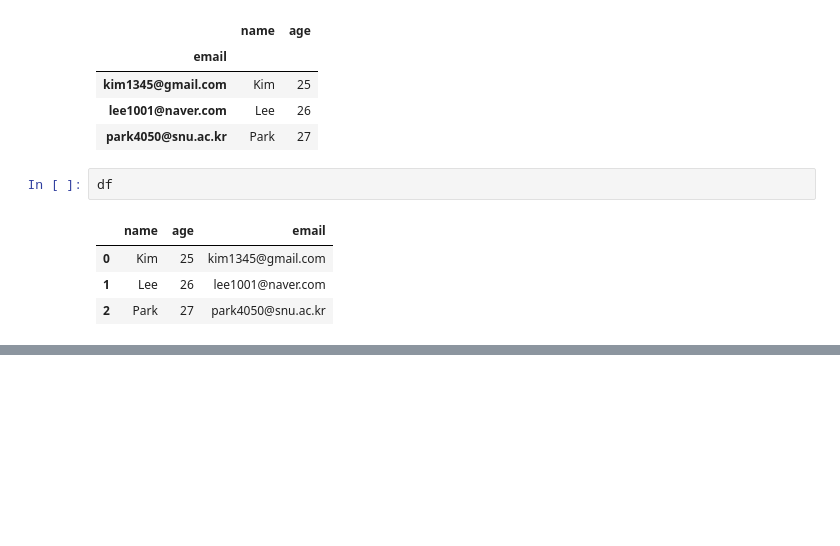
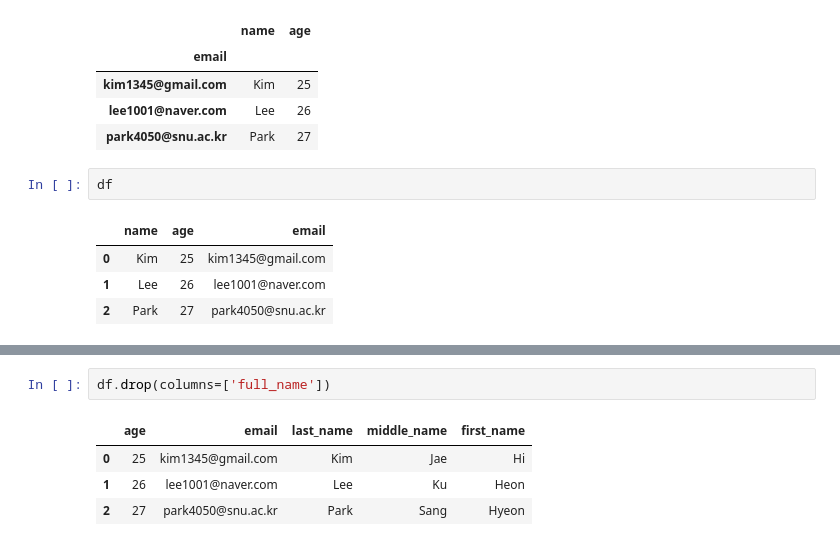
Before and after one commit to AirHorizons/WebProgrammingStudy, a Jupyter notebook: Week03/HS/pandas_minidata.ipynb, the cells around one changed output, grey strips where cells are left out. Drawn from its saved outputs; the diff is of its cells as text; blank space fills up the shorter version.

```diff
--- a/Week03/HS/pandas_minidata.ipynb
+++ b/Week03/HS/pandas_minidata.ipynb
@@ -24,0 +108,7 @@ df
+# %%
+df.drop(columns=['full_name'])
+# %% [output]
+|  | age | email | last_name | middle_name | first_name |
+| 0 | 25 | kim1345@gmail.com | Kim | Jae | Hi |
+| 1 | 26 | lee1001@naver.com | Lee | Ku | Heon |
+| 2 | 27 | park4050@snu.ac.kr | Park | Sang | Hyeon |
```
Also changed, not shown: parts of 17 cells of this notebook, 4 other files.
